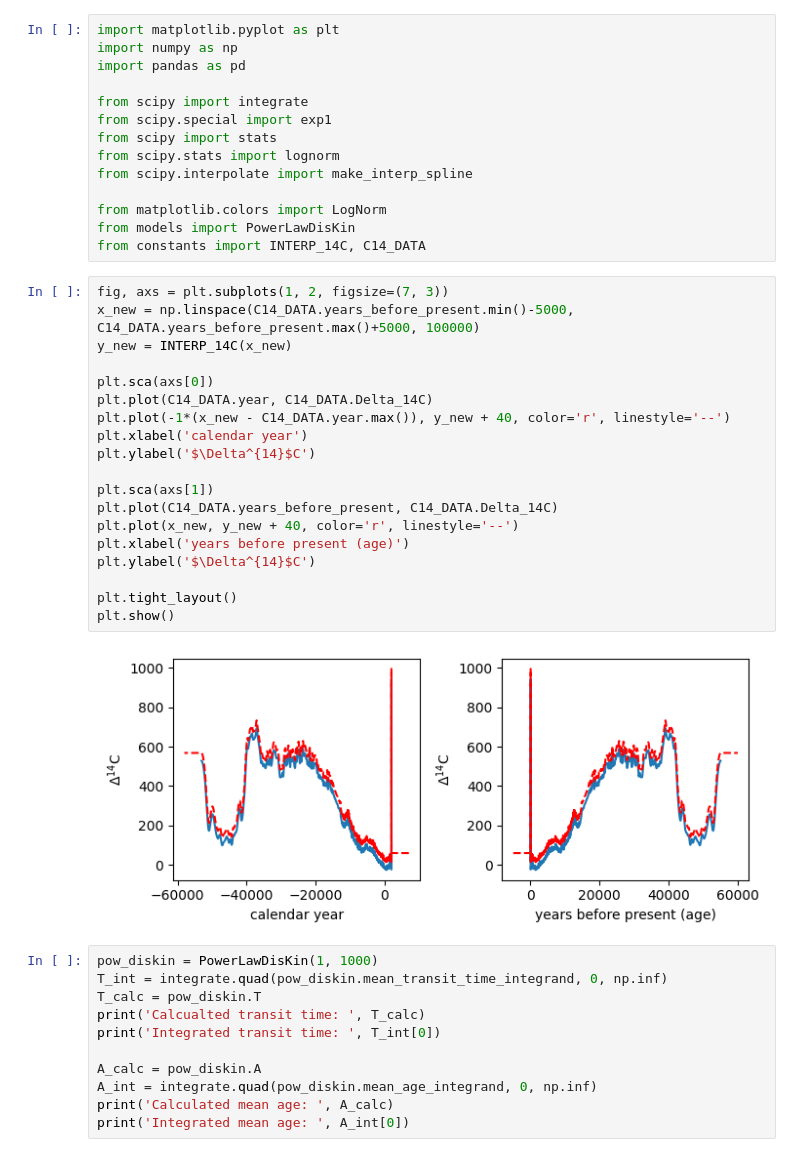
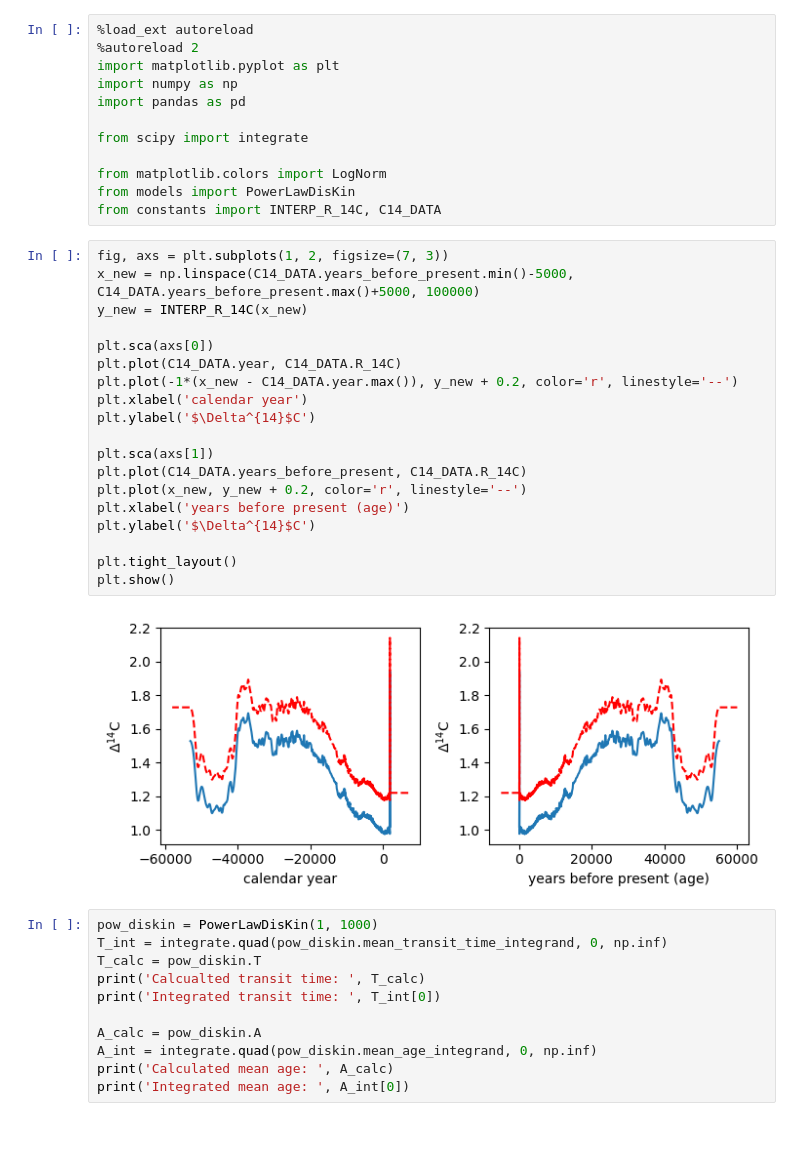
Before and after one commit to flamholz/soil_diskin, a Jupyter notebook: notebooks/test_power_law.ipynb, the cells around one changed output. Saved outputs shown, nothing was run; the diff lists cells and outputs as text.

```diff
--- a/notebooks/test_power_law.ipynb
+++ b/notebooks/test_power_law.ipynb
@@ -1,38 +1,36 @@
 # %%
+%load_ext autoreload
+%autoreload 2
 import matplotlib.pyplot as plt
 import numpy as np
 import pandas as pd
 
 from scipy import integrate
-from scipy.special import exp1
-from scipy import stats
-from scipy.stats import lognorm
-from scipy.interpolate import make_interp_spline
 
 from matplotlib.colors import LogNorm
 from models import PowerLawDisKin
-from constants import INTERP_14C, C14_DATA
+from constants import INTERP_R_14C, C14_DATA
 # %%
 fig, axs = plt.subplots(1, 2, figsize=(7, 3))
 x_new = np.linspace(C14_DATA.years_before_present.min()-5000, C14_DATA.years_before_present.max()+5000, 100000)
-y_new = INTERP_14C(x_new)
+y_new = INTERP_R_14C(x_new)
 
 plt.sca(axs[0])
-plt.plot(C14_DATA.year, C14_DATA.Delta_14C)
-plt.plot(-1*(x_new - C14_DATA.year.max()), y_new + 40, color='r', linestyle='--')
+plt.plot(C14_DATA.year, C14_DATA.R_14C)
+plt.plot(-1*(x_new - C14_DATA.year.max()), y_new + 0.2, color='r', linestyle='--')
 plt.xlabel('calendar year')
 plt.ylabel('$\Delta^{14}$C')
 
 plt.sca(axs[1])
-plt.plot(C14_DATA.years_before_present, C14_DATA.Delta_14C)
-plt.plot(x_new, y_new + 40, color='r', linestyle='--')
+plt.plot(C14_DATA.years_before_present, C14_DATA.R_14C)
+plt.plot(x_new, y_new + 0.2, color='r', linestyle='--')
 plt.xlabel('years before present (age)')
 plt.ylabel('$\Delta^{14}$C')
 
 plt.tight_layout()
 plt.show()
 # %% [output]
-[figure, old version]
+[figure, new version]
 # %%
 pow_diskin = PowerLawDisKin(1, 1000)
 T_int = integrate.quad(pow_diskin.mean_transit_time_integrand, 0, np.inf)
```
Also changed, not shown: parts of 8 cells of this notebook, 3 other files.
